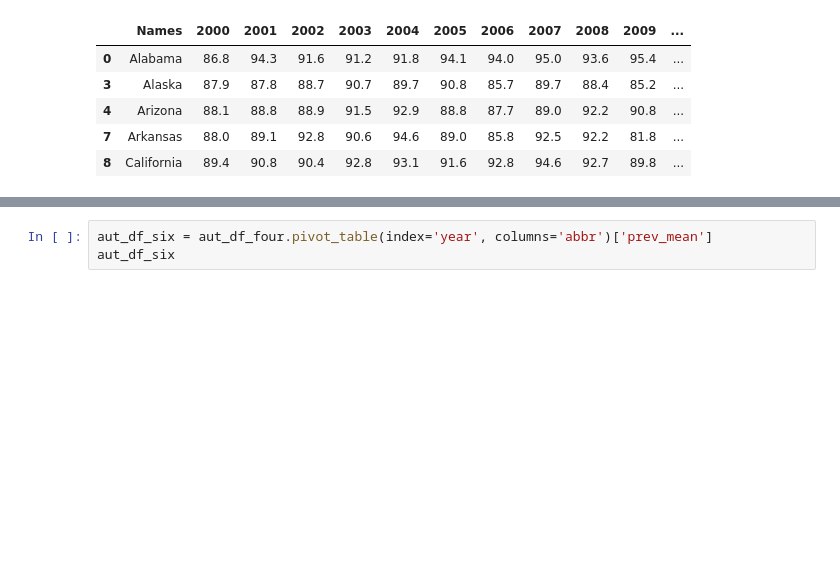
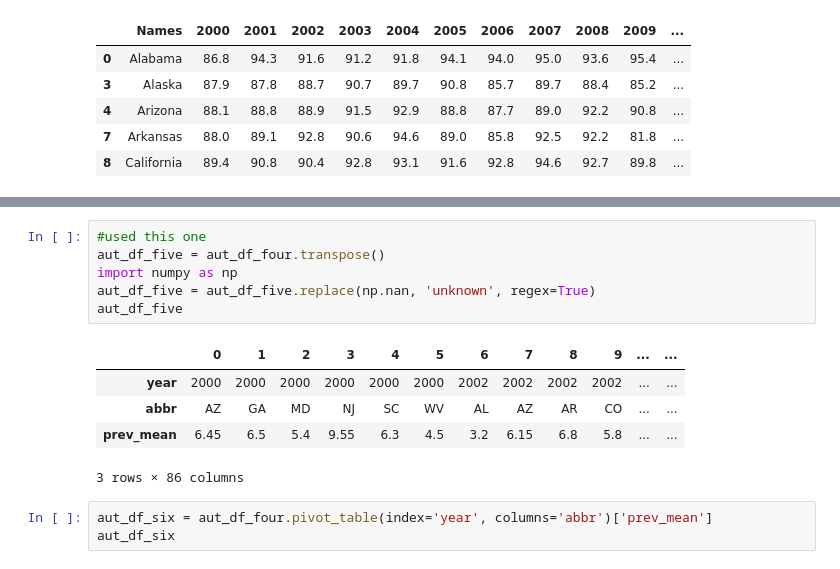
Before and after one commit to loobiner/mypythonETL, a Jupyter notebook: ETL demo.ipynb, the cells around one changed output, grey strips where cells are left out. Cells and saved outputs as stored; diff of their text form; blank space fills up the shorter version.

```diff
--- a/ETL demo.ipynb
+++ b/ETL demo.ipynb
@@ -138,3 +94,15 @@ vax_df_five
+# %%
+#used this one
+aut_df_five = aut_df_four.transpose()
+import numpy as np
+aut_df_five = aut_df_five.replace(np.nan, 'unknown', regex=True)
+aut_df_five
+# %% [output]
+|  | 0 | 1 | 2 | 3 | 4 | 5 | 6 | 7 | 8 | 9 | ... | ... |
+| year | 2000 | 2000 | 2000 | 2000 | 2000 | 2000 | 2002 | 2002 | 2002 | 2002 | ... | ... |
+| abbr | AZ | GA | MD | NJ | SC | WV | AL | AZ | AR | CO | ... | ... |
+| prev_mean | 6.45 | 6.5 | 5.4 | 9.55 | 6.3 | 4.5 | 3.2 | 6.15 | 6.8 | 5.8 | ... | ... |
+3 rows × 86 columns
 # %%
 aut_df_six = aut_df_four.pivot_table(index='year', columns='abbr')['prev_mean']
 aut_df_six
```
Also changed, not shown: parts of 14 cells of this notebook, 2 other files.
